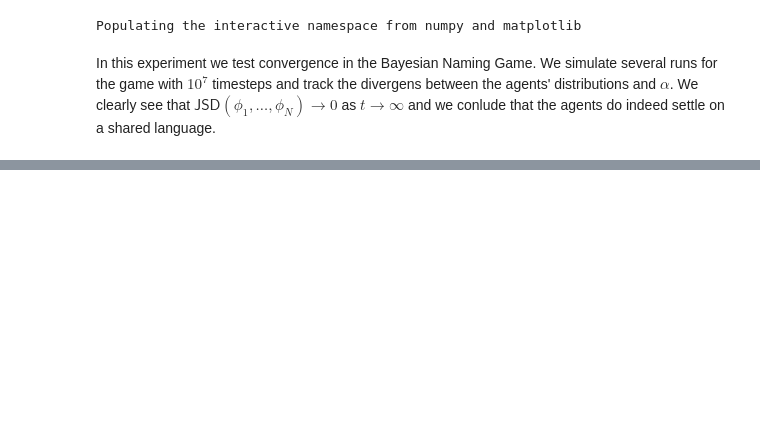
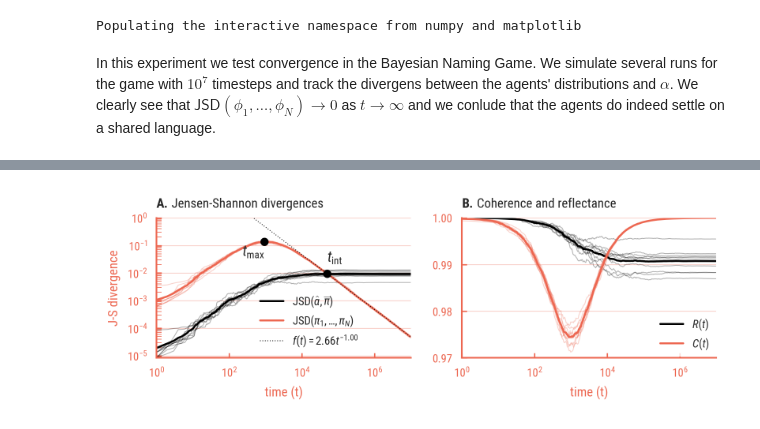
Before and after one commit to bacor/thesis, a Jupyter notebook: experiments/BNG02/BNG02 analysis.ipynb, the cells around one changed output, grey strips where cells are left out. Saved outputs shown, nothing was run; the diff lists cells and outputs as text; code cells hidden in the pictures; blank space fills up the shorter version.

```diff
--- a/experiments/BNG02/BNG02 analysis.ipynb
+++ b/experiments/BNG02/BNG02 analysis.ipynb
@@ -39,3 +39,6 @@ jsd_phis = stats[:,:,0]# / log2(params['K'])
 jsd_alpha_mphi = stats[:,:,1]
 entropy_mphi = stats[:,:,2]
 jsd_alpha_phis = stats[:,:,3]
+
+coherence = 1 - jsd_phis/log2(params['K'])
+reflectance = 1 - jsd_alpha_mphi
@@ -105,0 +132,22 @@ copyfig('BNG02-results.pdf')
+# %%
+# Plot
+figure(figsize=cm2inch(12,3))
+
+# Settings
+runs = 20
+xs = params['datapoints']
+
+
+ax1 = subplot(121)
+show_jsds(ax1)
+title('Jensen-Shannon divergences')
+
+ax2 = subplot(122)
+show_reflectance_coherence(ax2)
+title('Coherence and reflectance')
+
+restyle_title(ax1,ax2)
+savefig('BNG02-results.pdf', bbox_inches='tight')
+copyfig('BNG02-results.pdf')
+# %% [output]
+[figure, added]
```
Also changed, not shown: parts of 2 cells of this notebook, 44 other files.
